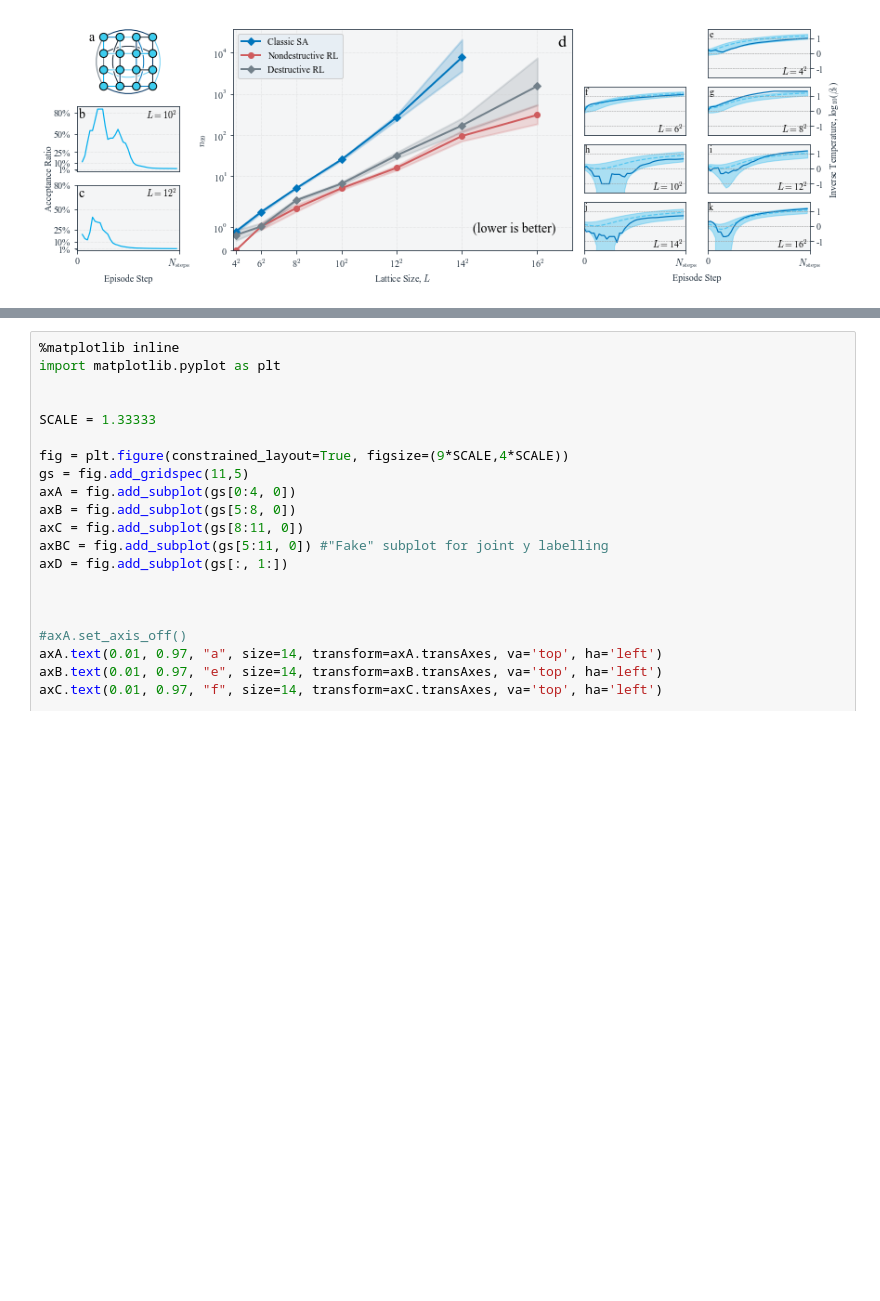
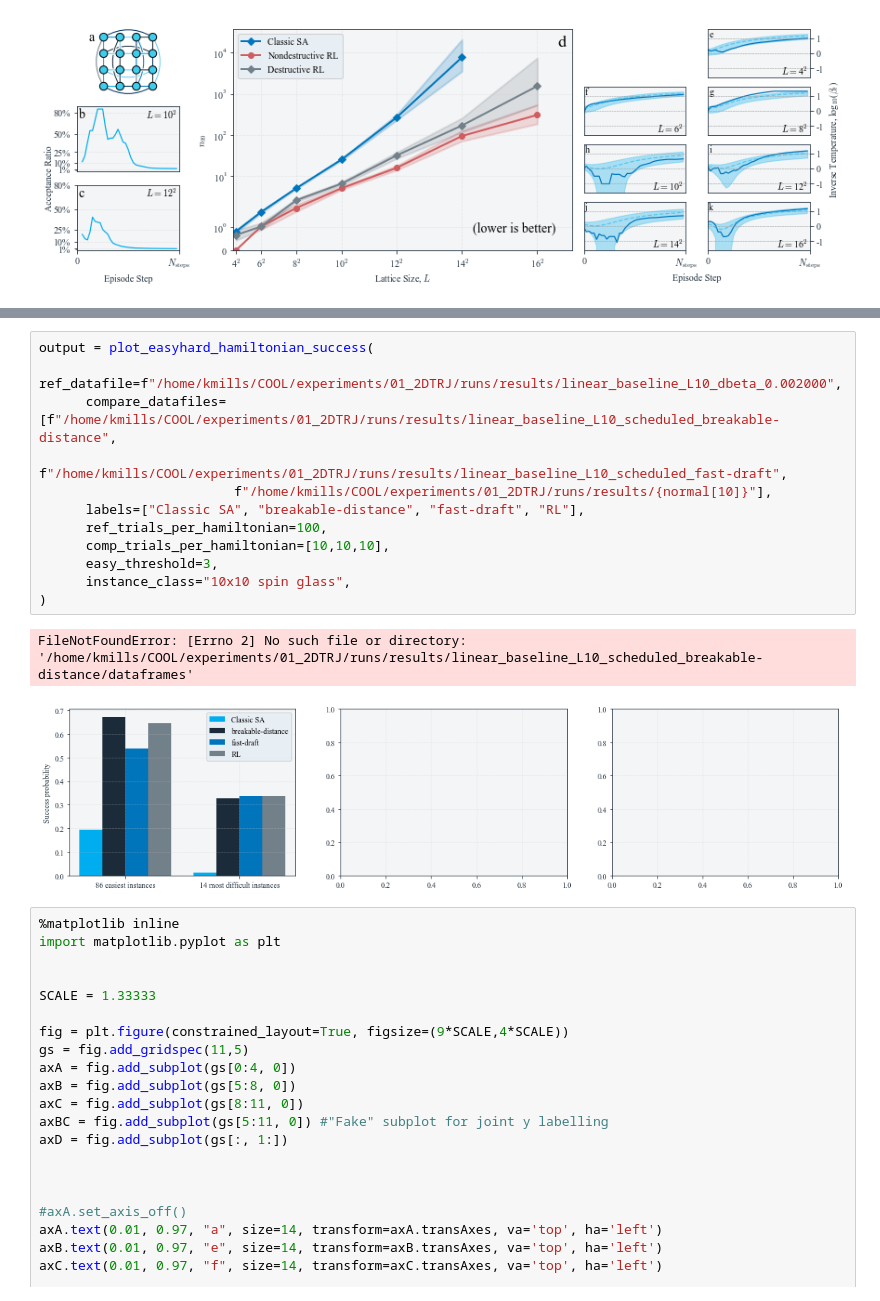
Before and after one commit to millskyle/COOL-1, a Jupyter notebook: plots/Plots.ipynb, the cells around one changed output, grey strips where cells are left out. Saved outputs shown, nothing was run; the diff lists cells and outputs as text; blank space fills up the shorter version.

```diff
--- a/plots/Plots.ipynb
+++ b/plots/Plots.ipynb
@@ -778,3 +778,18 @@ With the difficult instances, the difference is more extreme; classical SA manag
+# %%
+output = plot_easyhard_hamiltonian_success(
+      ref_datafile=f"/home/kmills/COOL/experiments/01_2DTRJ/runs/results/linear_baseline_L10_dbeta_0.002000",
+      compare_datafiles=[f"/home/kmills/COOL/experiments/01_2DTRJ/runs/results/linear_baseline_L10_scheduled_breakable-distance",
+                         f"/home/kmills/COOL/experiments/01_2DTRJ/runs/results/linear_baseline_L10_scheduled_fast-draft",
+                         f"/home/kmills/COOL/experiments/01_2DTRJ/runs/results/{normal[10]}"],
+      labels=["Classic SA", "breakable-distance", "fast-draft", "RL"],
+      ref_trials_per_hamiltonian=100,
+      comp_trials_per_hamiltonian=[10,10,10],
+      easy_threshold=3,
+      instance_class="10x10 spin glass",
+)
+# %% [output]
+FileNotFoundError: [Errno 2] No such file or directory: '/home/kmills/COOL/experiments/01_2DTRJ/runs/results/linear_baseline_L10_scheduled_breakable-distance/dataframes'
+[figure, added]
 # %%
 %matplotlib inline
 import matplotlib.pyplot as plt
```
Also changed, not shown: parts of 1 cell of this notebook, 2 other files.
